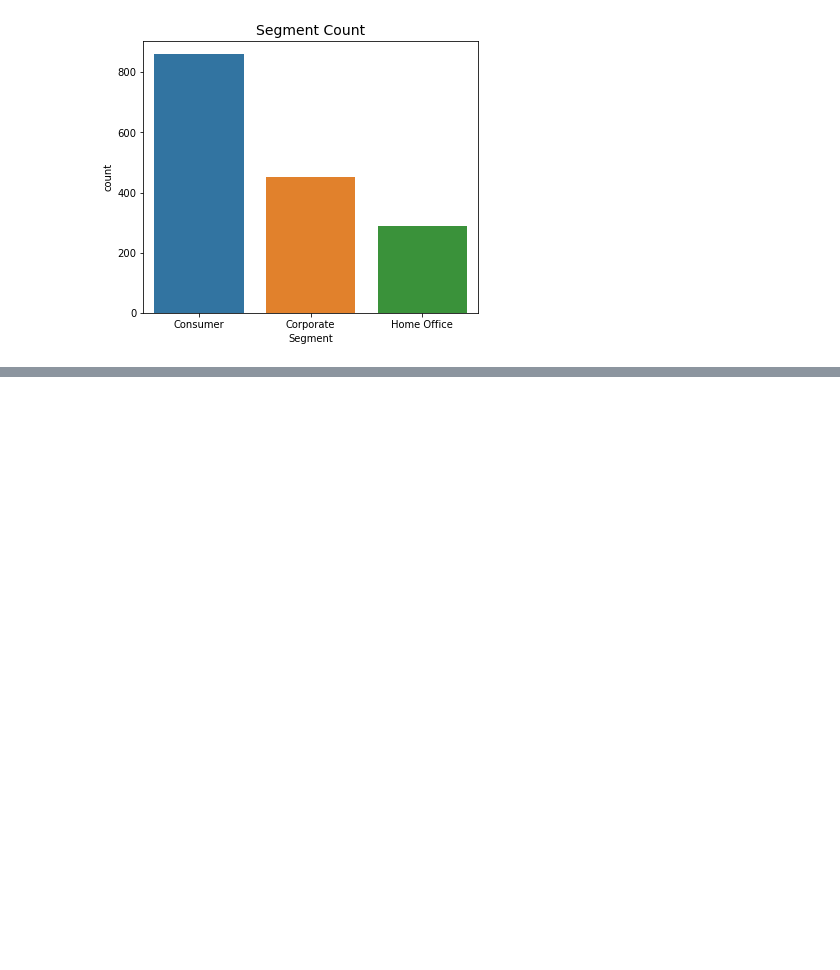
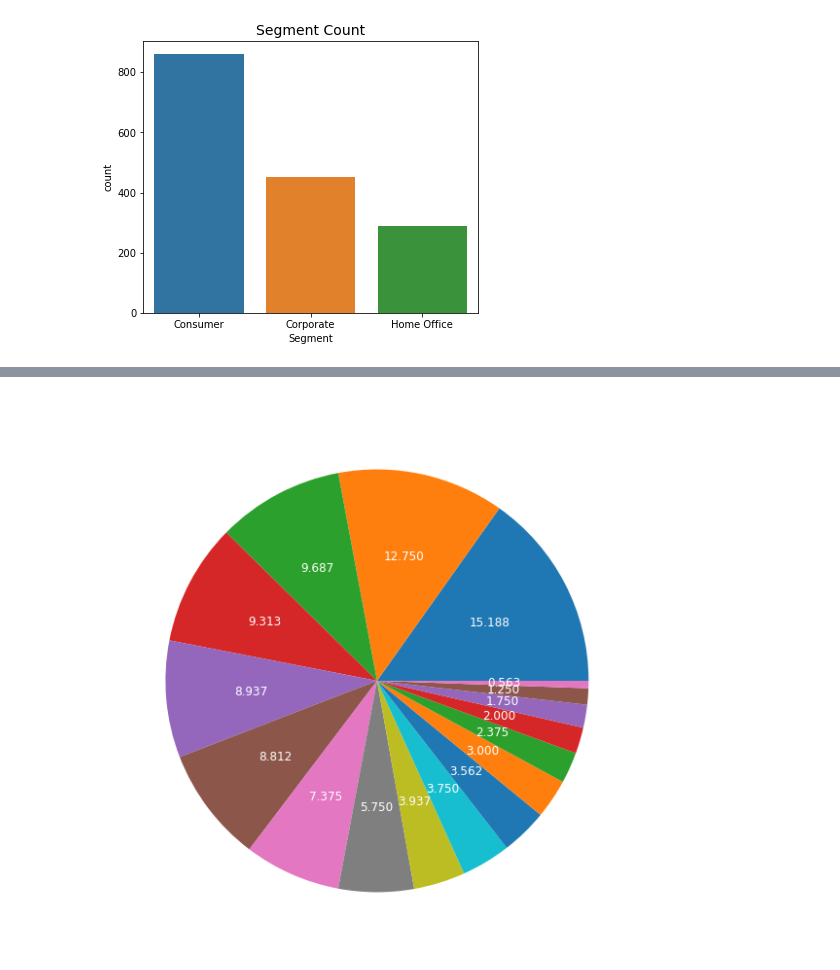
Before and after one commit to charcode123/SUPERSTORE-SALES-PREDICTION, a Jupyter notebook: SUPERSOREEDA.ipynb, the cells around one changed output, grey strips where cells are left out. Cells and saved outputs as stored; diff of their text form; code cells hidden in the pictures; blank space fills up the shorter version.

```diff
--- a/SUPERSOREEDA.ipynb
+++ b/SUPERSOREEDA.ipynb
@@ -305,0 +314,8 @@ plt.show()
+# %%
+# pie chat for 'sub-category'
+plt.figure(figsize=[10, 10])
+plt.pie(DATA1['Sub-Category'].value_counts(normalize=True)*100, labels= DATA1['Sub-Category'].value_counts().index, autopct="%.3f", textprops={'color': 'White', 'fontsize': 12})
+plt.title("Sub-Category counts", fontsize=14,color='white')
+plt.show()
+# %% [output]
+[figure, added]
```
Also changed, not shown: parts of 2 cells of this notebook.
